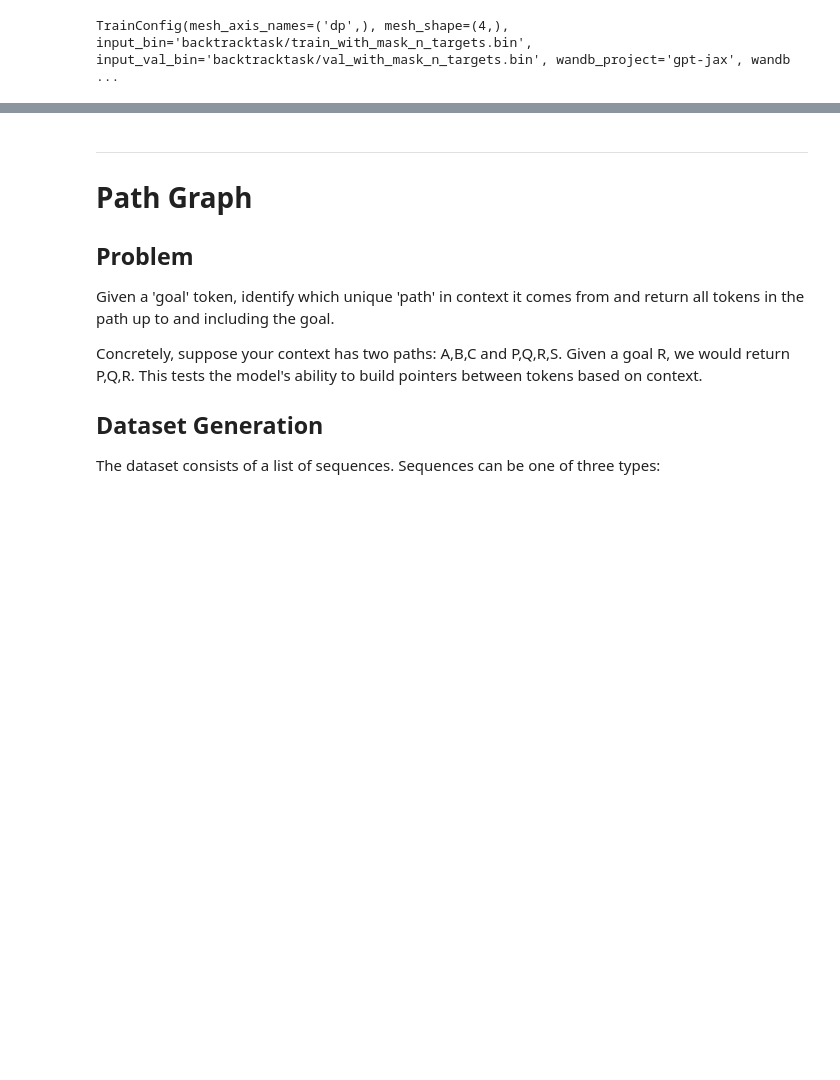
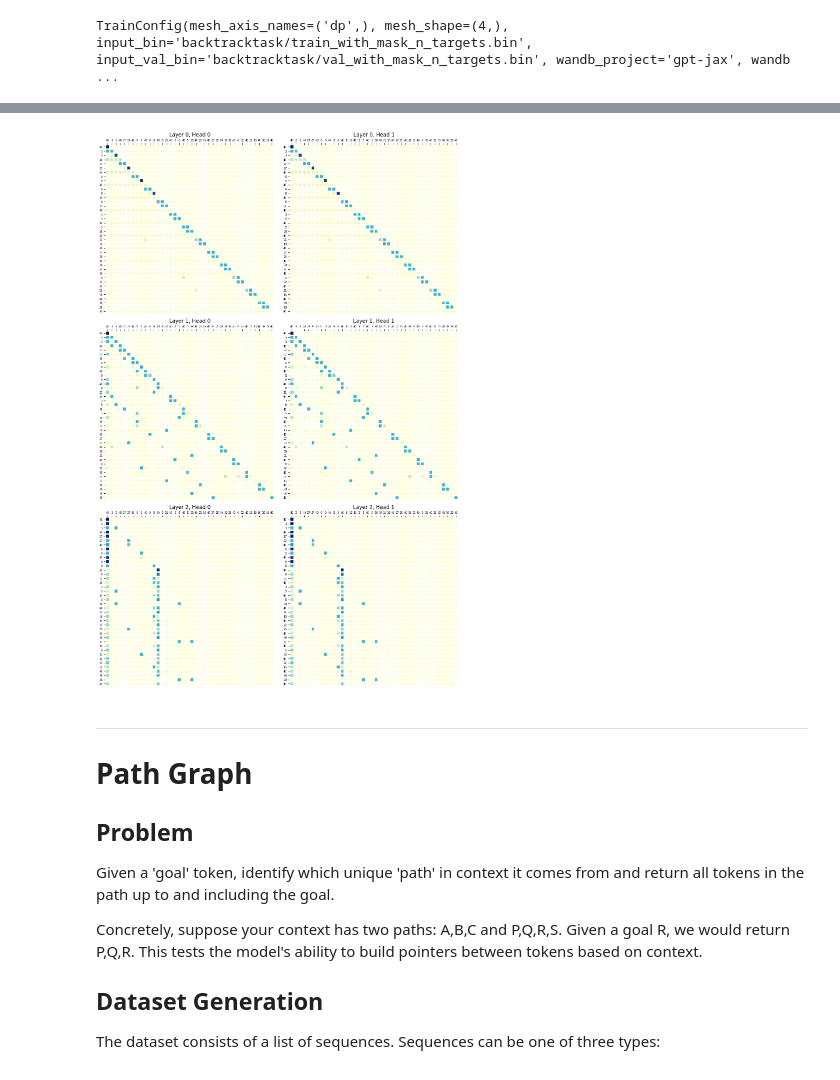
Before and after one commit to nikolageorgiev2000/modded-nanogpt-jax, a Jupyter notebook: path_graphs.ipynb, the cells around one changed output, grey strips where cells are left out. Cells and saved outputs as stored; diff of their text form; code cells hidden in the pictures; blank space fills up the shorter version.

```diff
--- a/path_graphs.ipynb
+++ b/path_graphs.ipynb
@@ -1361,0 +1354,6 @@ val_ids.shape
+# %%
+i = 0
+test_input_ids = extract_interleaved_edges(val_ids[0], i)
+test_target_ids = extract_interleaved_edges(val_ids[1], i)
+test_mask_ids = extract_interleaved_edges(val_ids[2], i)
+test_input_ids * test_mask_ids, test_target_ids * test_mask_ids
@@ -1362,3 +1377,40 @@ val_ids.shape
+# %%
+preds, attn_weights = model.gpt_forward(params, rope_params, test_input_ids[None,:], config.get_model_config(), return_attn_weights=True)
+res = preds[0].argmax(axis=-1)
+# %%
+query_subset = jnp.arange(0, 40)
+key_subset = jnp.arange(0, 40)
+
+# Determine num_layers and num_heads from attn_weights structure
+num_layers = len(attn_weights)
+num_heads = attn_weights[0][0].shape[0]  # Assuming shape: [num_heads, seq, seq]
+
+fig, axes = plt.subplots(num_layers, num_heads, figsize=(6 * num_heads, 6 * num_layers), squeeze=False)
+
+for l in range(num_layers):
+    for h in range(num_heads):
+        selected_attn = attn_weights[l][0].sum(axis=0)[query_subset[:, None], key_subset[None, :]].astype(np.float32)
+        ax = axes[l, h]
+        im = heatmap(
+            selected_attn,
+            test_input_ids[query_subset], test_input_ids[key_subset], ax=ax,
+            cmap="YlGnBu"
+        )
+        ax.set_title(f"Layer {l}, Head {h}")
+    # for h in range(num_heads):
+    #     selected_attn = attn_weights[l][0][h][query_subset[:, None], key_subset[None, :]].astype(np.float32)
+    #     ax = axes[l, h]
+    #     im = heatmap(
+    #         selected_attn,
+    #         test_input_ids[query_subset], test_input_ids[key_subset], ax=ax,
+    #         cmap="YlGnBu"
+    #     )
+    #     ax.set_title(f"Layer {l}, Head {h}")
+
+fig.tight_layout()
+plt.show()
+# %% [output]
+[figure, added]
 # %% [markdown]
 ---
 
```
Also changed, not shown: parts of 9 cells of this notebook.
